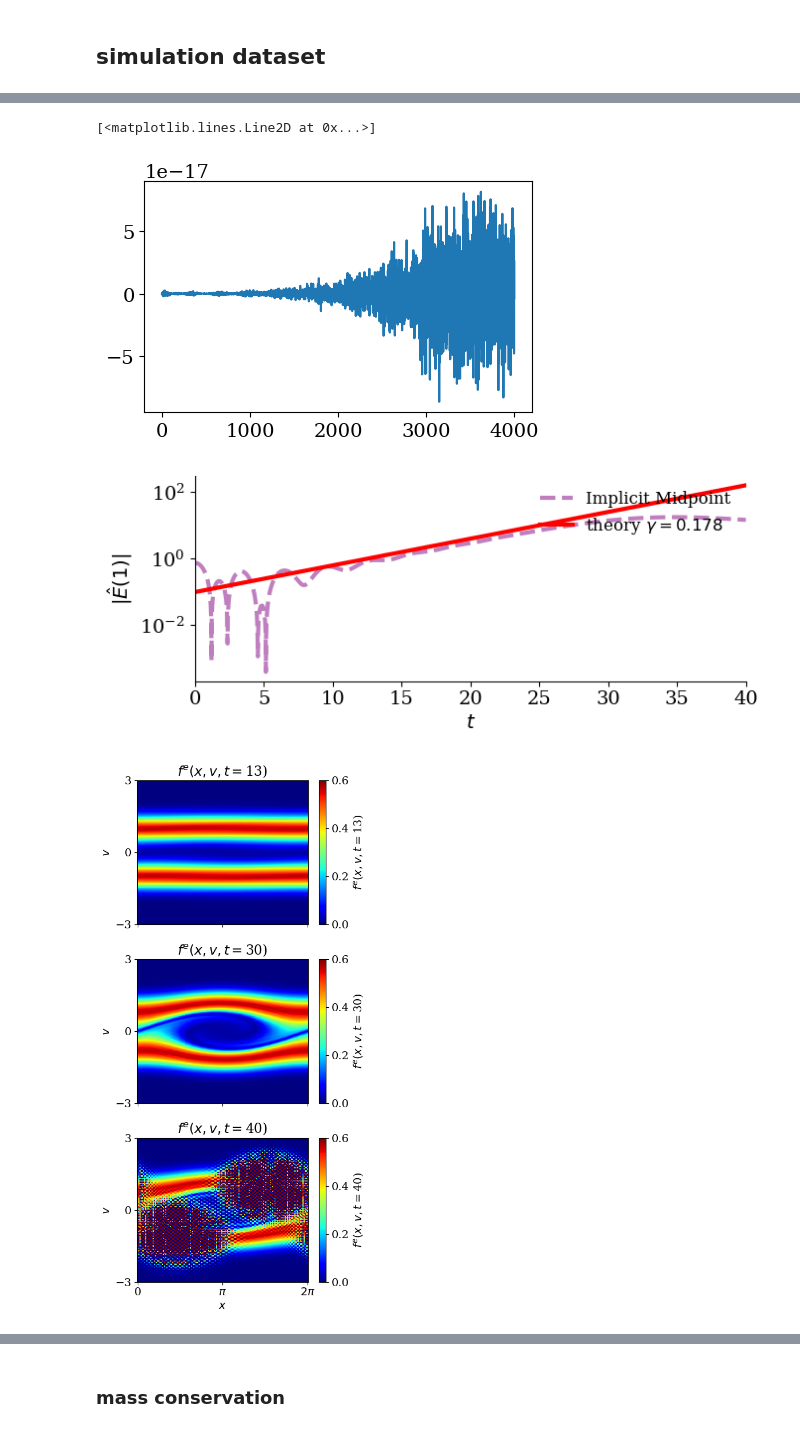
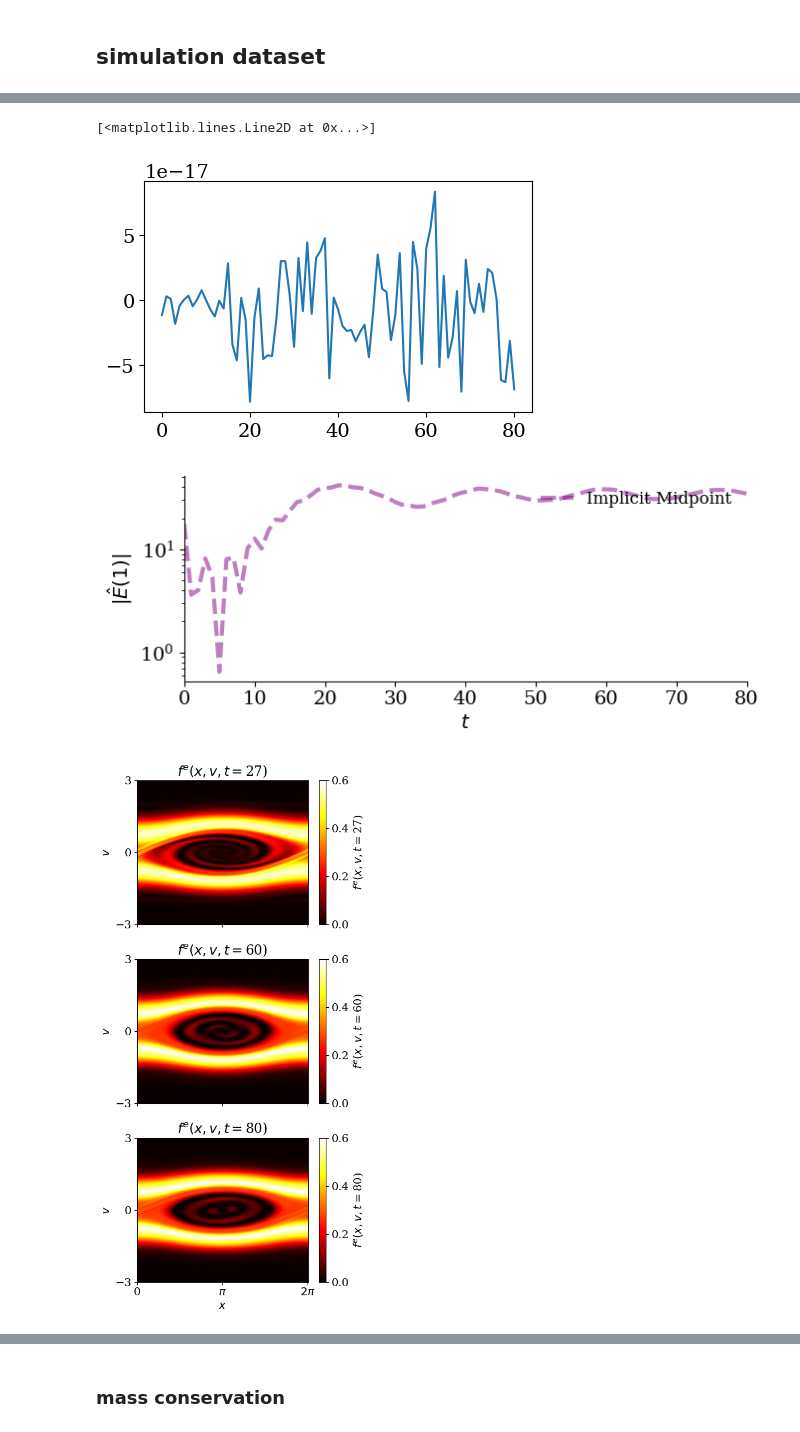
Before and after one commit to opaliss/HermiteFD-ROM, a Jupyter notebook: FOM/two_stream_instability_FOM.ipynb, the cells around one changed output, grey strips where cells are left out. Drawn from its saved outputs; the diff is of its cells as text; code cells hidden in the pictures.

```diff
--- a/FOM/two_stream_instability_FOM.ipynb
+++ b/FOM/two_stream_instability_FOM.ipynb
@@ -31,22 +31,22 @@ plt.rcParams["animation.html"] = "jshtml"  # for matplotlib 2.1 and above, uses
 # Two Stream Instability
 # %%
 setup = SimulationSetupTwoStreamFOM(Nx=351,
-                                    Nv=250,
-                                    epsilon=1e-2,
-                                    alpha_e1=0.5,
-                                    alpha_e2=0.5,
-                                    alpha_i=np.sqrt(2 / 1836),
-                                    u_e1=-1,
-                                    u_e2=1,
-                                    u_i=0,
-                                    L=2 * np.pi,
-                                    dt=1e-2,
-                                    T0=0,
-                                    T=40,
-                                    nu_e1=15,
-                                    nu_e2=15,
-                                    n0_e1=0.5,
-                                    n0_e2=0.5)
+                                        Nv=250,
+                                        epsilon=1e-1,
+                                        alpha_e1=0.5,
+                                        alpha_e2=0.5,
+                                        alpha_i=np.sqrt(2 / 1836),
+                                        u_e1=-1,
+                                        u_e2=1,
+                                        u_i=0,
+                                        L=2 * np.pi,
+                                        dt=1e-2,
+                                        T0=0,
+                                        T=80,
+                                        nu_e1=15,
+                                        nu_e2=15,
+                                        n0_e1=0.5,
+                                        n0_e2=0.5)
 # %%
 # ions (unperturbed + static)
 C0_ions = np.ones(setup.Nx) / setup.alpha_i
@@ -58,7 +58,7 @@ x = np.linspace(0, setup.L, setup.Nx + 1)
 # %% [markdown]
 ## simulation dataset
 # %%
-skip = 1
+skip = 100
 
 # load the simulation results
 sol_midpoint_u = np.load("../data/FOM/two_stream/sample_" + str(setup.u_e2) + "/sol_FOM_u_" + str(setup.Nv) + "_nu_" + str(setup.nu_e1) + "_" + str(setup.T0) + "_" + str(setup.T) + ".npy")[:, ::skip]
@@ -83,9 +88,4 @@ E_midpoint = np.zeros((setup.Nx + 1, len(sol_midpoint_t)))
 # %%
-# initialize the states for implicit midpoint (symplectic)
-state_e1_midpoint = np.zeros((setup.Nv, setup.Nx + 1, len(sol_midpoint_t)))
-state_e2_midpoint = np.zeros((setup.Nv, setup.Nx + 1, len(sol_midpoint_t)))
-state_i_midpoint = np.zeros((setup.Nv,  setup.Nx + 1, len(sol_midpoint_t)))
-
 for ii in np.arange(0, len(sol_midpoint_t), 1):
     print("time = ", sol_midpoint_t[ii])
     for n in range(setup.Nv):
@@ -107,9 +107,9 @@ for ii in np.arange(0, len(sol_midpoint_t), 1):
                                         C0_e1=state_e1_midpoint[0, :setup.Nx, ii],
                                         C0_e2=state_e2_midpoint[0, :setup.Nx, ii],
                                         C0_i=C0_ions)
-    E_midpoint[:-1, ii] = linear_solver_v2(rhs=rho, D_inv=setup.D_inv)
 
-    #E_midpoint[:-1, ii] = gmres_solver(rhs=rho, D=setup.D)
+
+    E_midpoint[:-1, ii] = gmres_solver(rhs=rho, D=setup.D, D_inv=setup.D_inv, atol=1e-12, rtol=1e-12)
     E_midpoint[-1, ii] = E_midpoint[0, ii]
 # %% [output]
 time =  0.0
@@ -153,7 +157,7 @@ _ = plt.plot(state_e1_midpoint[60, :, ::40])
 plt.plot(np.mean(E_midpoint[:-1, :], axis=0))
 # %% [output]
 [<matplotlib.lines.Line2D at 0x...>]
-[figure, old version]
+[figure, new version]
 # %%
 # save the electric field
 # np.save("../data/FOM/two_stream/sample_" + str(setup.u_e2) + "/sol_midpoint_E_" + str(setup.Nv)+ "_nu_" + str(setup.nu) + ".npy", E_midpoint)
@@ -168,7 +172,7 @@ for ii in range(len(sol_midpoint_t)):
 # plot the electric field damping rate
 fig, ax = plt.subplots(figsize=(7, 3))
 ax.plot(sol_midpoint_t, E1_midpoint, "--", c="purple", alpha=0.5, linewidth=3, label="Implicit Midpoint")
-ax.plot(sol_midpoint_t, 0.1*np.exp(0.18486*sol_midpoint_t), linewidth=3, color="red", label=r"theory $\gamma = 0.178$")
+#ax.plot(sol_midpoint_t, 0.5*np.exp(0.18486*sol_midpoint_t), linewidth=3, color="red", label=r"theory $\gamma = 0.178$")
 
 ax.set_yscale("log")
 ax.spines['right'].set_visible(False)
@@ -181,7 +185,7 @@ legend.get_frame().set_alpha(0)
 plt.tight_layout()
 #plt.savefig("../figs/FOM/two_stream/electric_field_damping_rate_" + str(setup.Nv) + ".png", dpi=600)
 # %% [output]
-[figure, old version]
+[figure, new version]
 # %%
 # fig, ax = plt.subplots(figsize=(6, 4), dpi = 500)
 
@@ -211,28 +215,28 @@ plt.tight_layout()
 # %%
 # plot the phase space evolution as a function of time
 fig, ax = plt.subplots(nrows=3, figsize=(5, 10), sharex=True)
 for tt, ii in enumerate([len(sol_midpoint_t)//3, int(3*len(sol_midpoint_t)//4), -1]):
     ii = int(ii)
     distribution1 = np.zeros((len(x), len(v)))
     distribution2 = np.zeros((len(x), len(v)))
     for jj in range(setup.Nv):
         distribution1 += np.outer(state_e1_midpoint[jj, :, ii], psi_ln_aw(v=v, u_s=setup.u_e1, alpha_s=setup.alpha_e1, n=jj))
         distribution2 += np.outer(state_e2_midpoint[jj, :, ii], psi_ln_aw(v=v, u_s=setup.u_e2, alpha_s=setup.alpha_e2, n=jj))
-    pos = ax[tt].pcolormesh(x, v, (distribution1 + distribution2).T, cmap="jet", vmin=0, vmax=0.6, shading="nearest")
+    pos = ax[tt].pcolormesh(x, v, (distribution1 + distribution2).T, cmap="hot", vmin=0, vmax=0.6, shading="nearest")
     ax[tt].set_yticks([-3, 0, 3])
     ax[tt].set_ylabel("$v$")
     cbar = fig.colorbar(pos)
     cbar.ax.set_ylabel('$f^{e}(x, v, t=$' + str(int(sol_midpoint_t[ii])) + ")", rotation=90)
     cbar.ax.set_yticks([0,  0.2, 0.4, 0.6])
     ax[tt].set_title("$f^{e}(x, v, t=$" + str(int(sol_midpoint_t[ii])) + ")")
 
 ax[tt].set_xlabel("$x$")
 ax[tt].set_xticks([0, np.pi, 2*np.pi])
 ax[tt].set_xticklabels([r"0", r"$\pi$", r"$2\pi$"])
 plt.tight_layout()
 # plt.savefig("../figs/FOM/two_stream/two_stream_evolution_" + str(setup.u_e2) +".png", dpi=600)
 # %% [output]
-[figure, old version]
+[figure, new version]
 # %%
 # np.save("../data/FOM/two_stream/sample_" + str(setup.u_e2) + "/distribution_final.npy", distribution1 + distribution2)
 # %%
```
Also changed, not shown: parts of 16 cells of this notebook, 7 other files.
